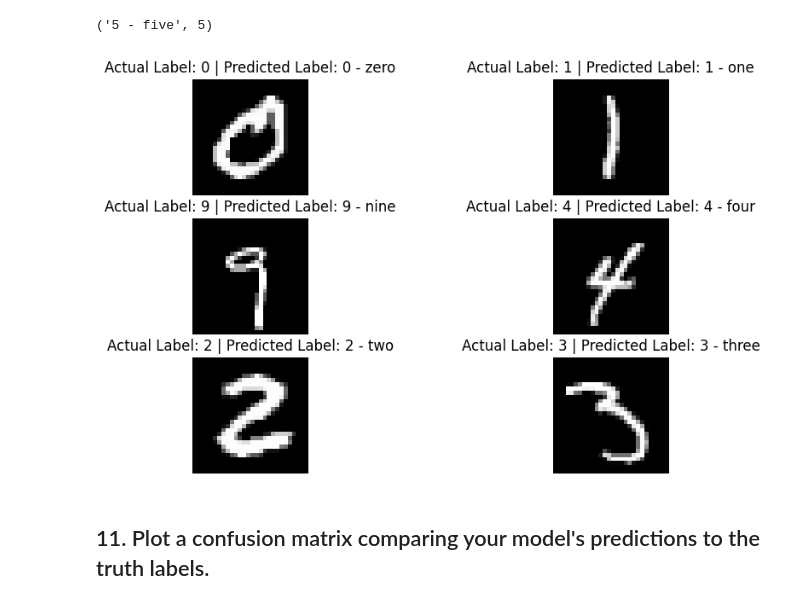
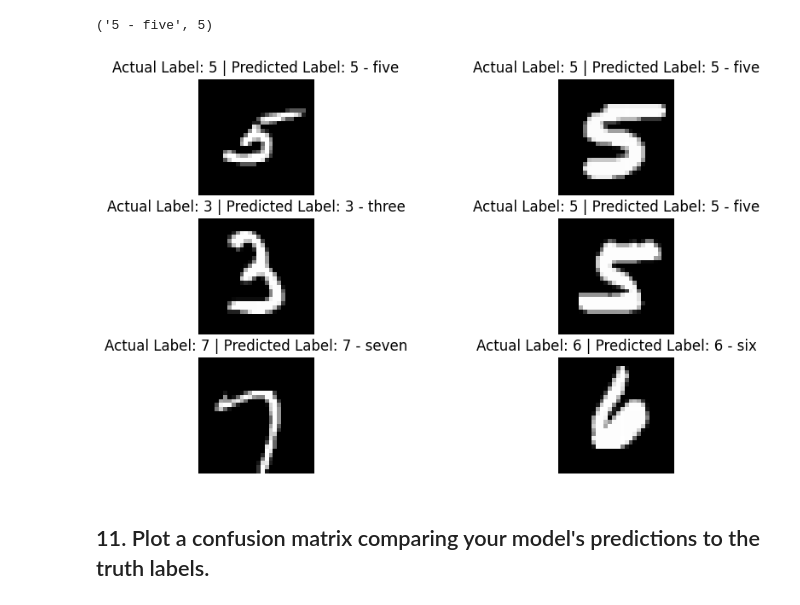
Before and after one commit to srj1407/Data_Science_and_ML, a Jupyter notebook: extras/exercises/03_pytorch_computer_vision_exercises.ipynb, the cells around one changed output. Saved outputs shown, nothing was run; the diff lists cells and outputs as text; code cells hidden in the pictures.

```diff
--- a/extras/exercises/03_pytorch_computer_vision_exercises.ipynb
+++ b/extras/exercises/03_pytorch_computer_vision_exercises.ipynb
@@ -404,7 +404,7 @@ def prediction(model: torch.nn.Module, data: torch.utils.data.DataLoader, classe
   model = model.to(device)
   pred = model(data.unsqueeze(dim = 0))
   pred_prob = torch.softmax(pred.squeeze(), dim = 0)
-  pred_idx = pred_prob.argmax(dim = 1)
+  pred_idx = pred_prob.argmax(dim = 0)
   return classes[pred_idx]
 # %%
 prediction(model_1, train_data[0][0]), train_data[0][1]
@@ -412,19 +412,19 @@ prediction(model_1, train_data[0][0]), train_data[0][1]
 ('5 - five', 5)
 # %%
 torch.manual_seed(42)
-random_idx = torch.randint(len(test_dataloader), size = [6, ])
+random_idx = torch.randint(len(test_data), size = [6, ])
 cnt = 1
 plt.figure(figsize = (10, 6))
 for i in random_idx:
   idx = i.item()
-  image, label = train_data[idx][0], train_data[idx][1]
+  image, label = test_data[idx][0], test_data[idx][1]
   predicted_label = prediction(model_1, image)
   plt.subplot(3, 2, cnt)
   cnt += 1
   plt.title(f'Actual Label: {label} | Predicted Label: {predicted_label}')
   plt.imshow(image.squeeze(), cmap = 'gray')
   plt.axis(False)
 # %% [output]
-[figure, old version]
+[figure, new version]
 # %% [markdown]
 ## 11. Plot a confusion matrix comparing your model's predictions to the truth labels.
```
Also changed, not shown: parts of 6 cells of this notebook.
